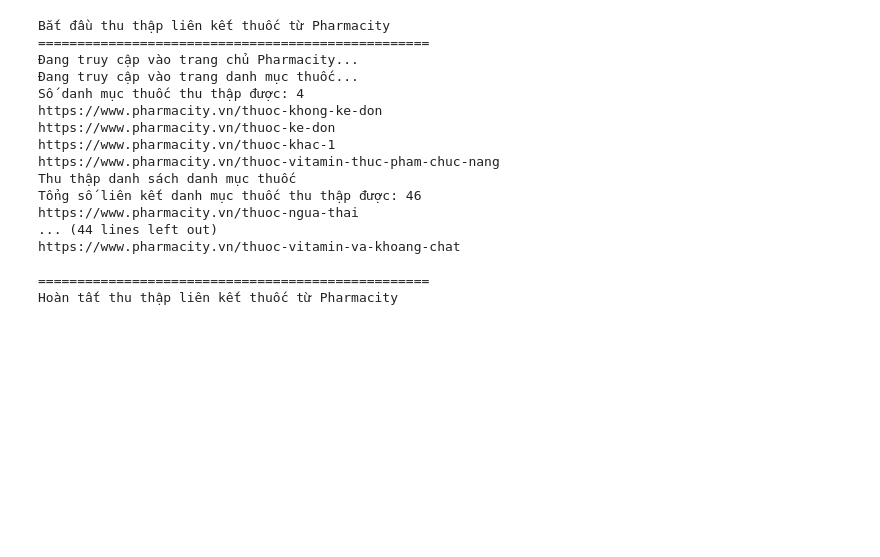
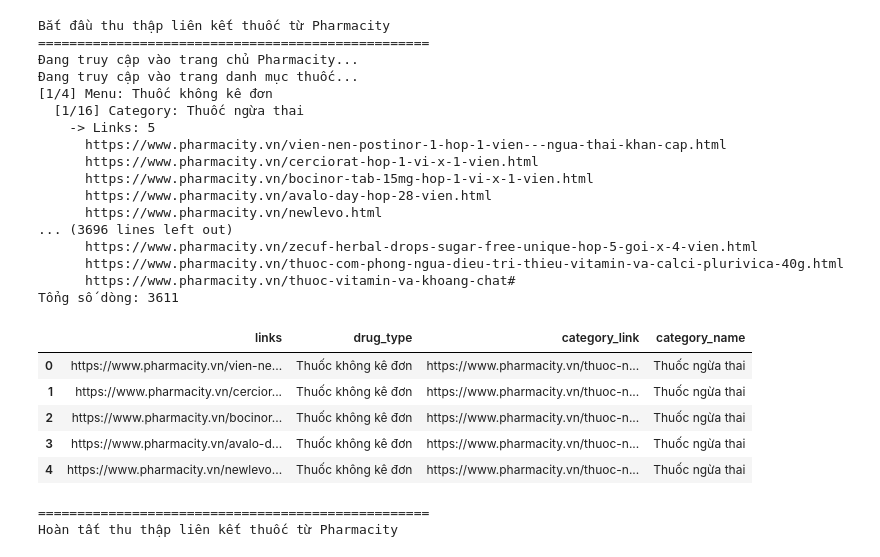
Before and after one commit to TAKhoi1506/DrugRecommendation_DL, a Jupyter notebook: crawlData_Pharmacity/crawlLink.ipynb, the cells around one changed output. Cells and saved outputs as stored; diff of their text form; code cells hidden in the pictures; blank space fills up the shorter version.

Commit message:
crawl data completed

```diff
--- a/crawlData_Pharmacity/crawlLink.ipynb
+++ b/crawlData_Pharmacity/crawlLink.ipynb
@@ -60,3 +80,35 @@ def get_medicine_links(driver,category_link):
+# %%
+def get_medicine_links(driver, category_link):
+    medicine_links = []
+    try:
+        driver.get(category_link)
+        wait = WebDriverWait(driver, 10)
+        time.sleep(3)
+
+        # TÌm và bấm nút "Xem thêm" đến khi hết
+        while True:
+            try:
+                btn = wait.until(EC.element_to_be_clickable((
+                    By.XPATH,
+                    "//button[contains(., 'Xem thêm') or contains(., 'Xem Thêm')]"
+                )))
+                driver.execute_script("arguments[0].scrollIntoView({block: 'center'});", btn)
+                time.sleep(1)
+                btn.click()
+                time.sleep(2)
+            except Exception:
+                break
+
+        medicine_elements = driver.find_elements(
+            By.XPATH, "//div[contains(@class,'product-list')]//div[contains(@class,'product-card-new')]//a[@href]"
+        )
+        for element in medicine_elements:
+            medicine_links.append(element.get_attribute("href"))
+
+    except TimeoutException:
+        print("Không tìm thấy các liên kết thuốc.")
+
+    return list(dict.fromkeys(medicine_links))
 # %%
 def crawl_pharmacity_medicine_links():
     driver = set_up_driver()
@@ -103,25 +180,36 @@ def crawl_pharmacity_medicine_links():
 # %%
 if __name__ == "__main__":
     print("Bắt đầu thu thập liên kết thuốc từ Pharmacity")
-    print("="*50)
-    crawl_pharmacity_medicine_links()
-    print("\n"+ "="*50)
+    print("=" * 50)
+    df = crawl_pharmacity_medicine_links()
+    if isinstance(df, pd.DataFrame):
+        print(f"Tổng số dòng: {len(df)}")
+        display(df.head())
+    print("\n" + "=" * 50)
     print("Hoàn tất thu thập liên kết thuốc từ Pharmacity")
 # %% [output]
 Bắt đầu thu thập liên kết thuốc từ Pharmacity
 ==================================================
 Đang truy cập vào trang chủ Pharmacity...
 Đang truy cập vào trang danh mục thuốc...
-Số danh mục thuốc thu thập được: 4
-https://www.pharmacity.vn/thuoc-khong-ke-don
-https://www.pharmacity.vn/thuoc-ke-don
-https://www.pharmacity.vn/thuoc-khac-1
-https://www.pharmacity.vn/thuoc-vitamin-thuc-pham-chuc-nang
-Thu thập danh sách danh mục thuốc
-Tổng số liên kết danh mục thuốc thu thập được: 46
-https://www.pharmacity.vn/thuoc-ngua-thai
-... (44 lines left out)
-https://www.pharmacity.vn/thuoc-vitamin-va-khoang-chat
-
-==================================================
-Hoàn tất thu thập liên kết thuốc từ Pharmacity
+[1/4] Menu: Thuốc không kê đơn
+  [1/16] Category: Thuốc ngừa thai
+    -> Links: 5
+      https://www.pharmacity.vn/vien-nen-postinor-1-hop-1-vien---ngua-thai-khan-cap.html
+      https://www.pharmacity.vn/cerciorat-hop-1-vi-x-1-vien.html
+      https://www.pharmacity.vn/bocinor-tab-15mg-hop-1-vi-x-1-vien.html
+      https://www.pharmacity.vn/avalo-day-hop-28-vien.html
+      https://www.pharmacity.vn/newlevo.html
+... (3696 lines left out)
+      https://www.pharmacity.vn/zecuf-herbal-drops-sugar-free-unique-hop-5-goi-x-4-vien.html
+      https://www.pharmacity.vn/thuoc-com-phong-ngua-dieu-tri-thieu-vitamin-va-calci-plurivica-40g.html
+      https://www.pharmacity.vn/thuoc-vitamin-va-khoang-chat#
+Tổng số dòng: 3611
+|  | links | drug_type | category_link | category_name |
+| 0 | https://www.pharmacity.vn/vien-ne... | Thuốc không kê đơn | https://www.pharmacity.vn/thuoc-n... | Thuốc ngừa thai |
+| 1 | https://www.pharmacity.vn/cercior... | Thuốc không kê đơn | https://www.pharmacity.vn/thuoc-n... | Thuốc ngừa thai |
+| 2 | https://www.pharmacity.vn/bocinor... | Thuốc không kê đơn | https://www.pharmacity.vn/thuoc-n... | Thuốc ngừa thai |
+| 3 | https://www.pharmacity.vn/avalo-d... | Thuốc không kê đơn | https://www.pharmacity.vn/thuoc-n... | Thuốc ngừa thai |
+| 4 | https://www.pharmacity.vn/newlevo... | Thuốc không kê đơn | https://www.pharmacity.vn/thuoc-n... | Thuốc ngừa thai |
+==================================================
+Hoàn tất thu thập liên kết thuốc từ Pharmacity
```
Also changed, not shown: parts of 7 cells of this notebook, 26 other files.
